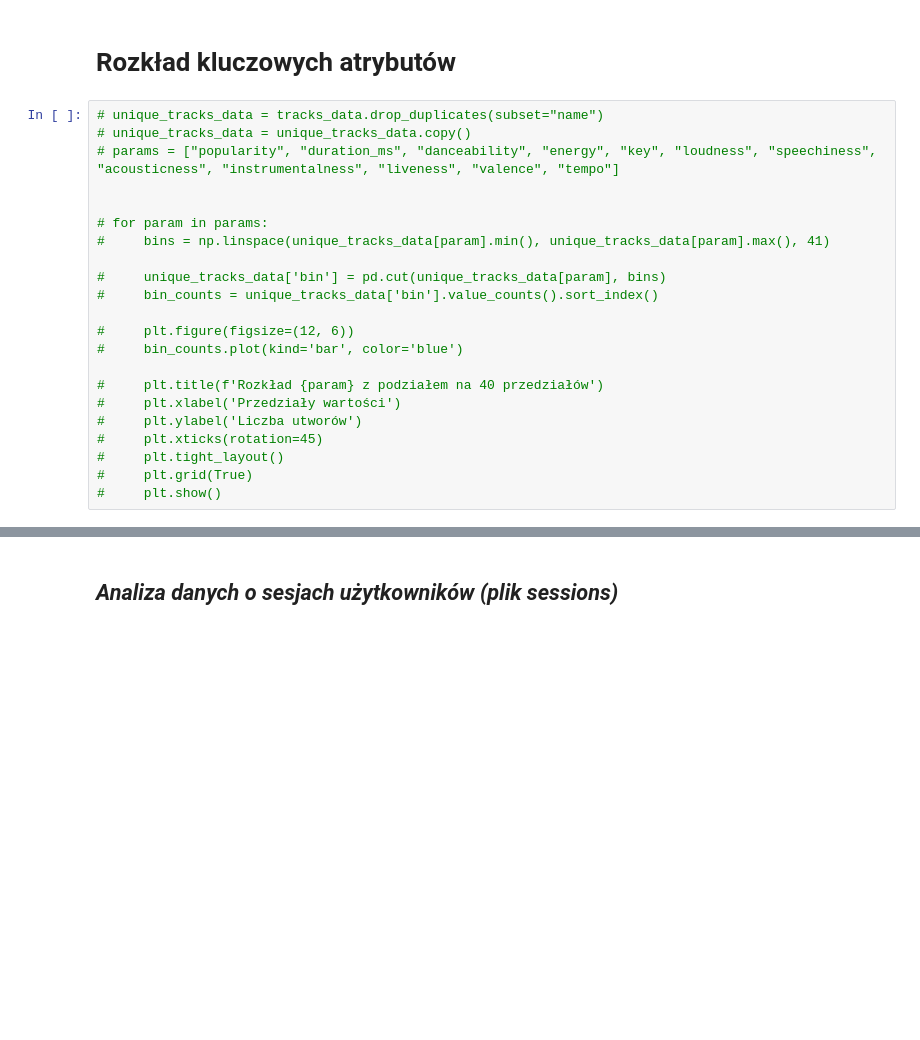
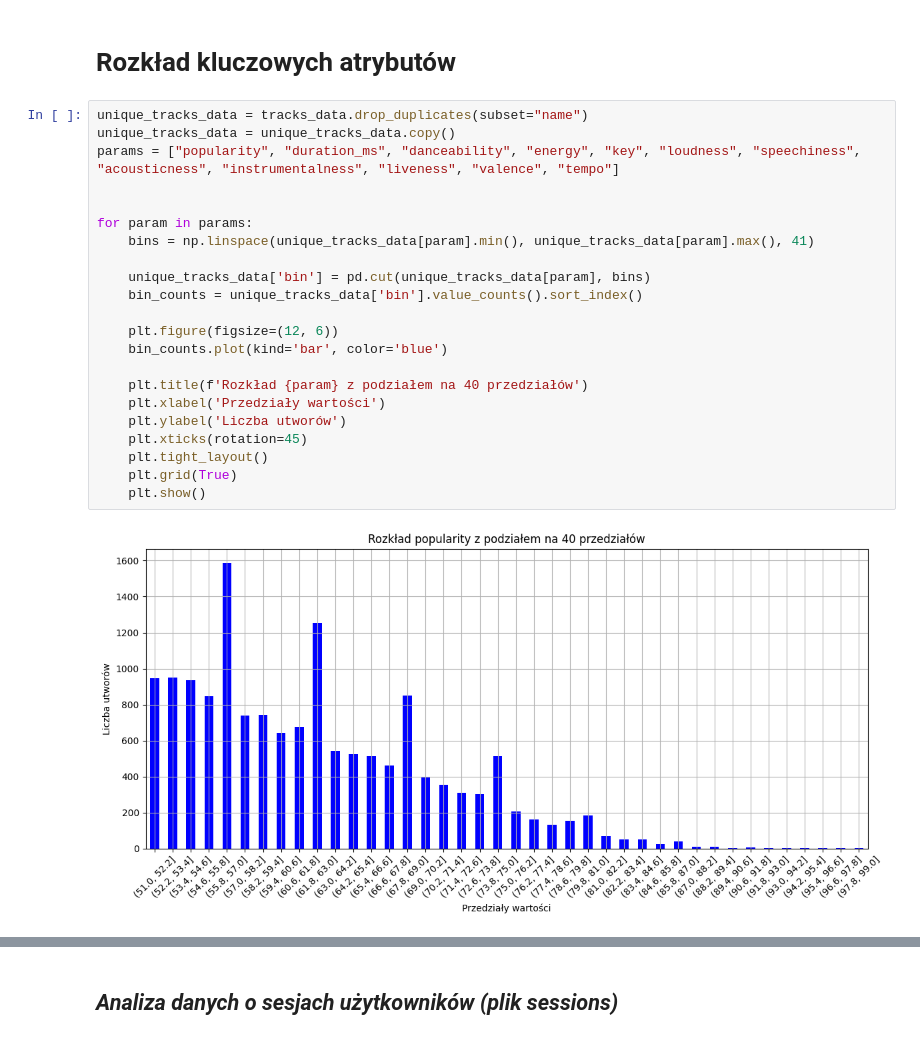
Before and after one commit to dominikaferfecka/TrendingSongForecast, a Jupyter notebook: IUM_etap2.ipynb, the cells around one changed output, grey strips where cells are left out. Drawn from its saved outputs; the diff is of its cells as text; blank space fills up the shorter version.

```diff
--- a/IUM_etap2.ipynb
+++ b/IUM_etap2.ipynb
@@ -370,24 +445,26 @@ Name: count, dtype: int64
 # %% [markdown]
 # Rozkład kluczowych atrybutów
 # %%
-# unique_tracks_data = tracks_data.drop_duplicates(subset="name")
-# unique_tracks_data = unique_tracks_data.copy()
-# params = ["popularity", "duration_ms", "danceability", "energy", "key", "loudness", "speechiness", "acousticness", "instrumentalness", "liveness", "valence", "tempo"]
+unique_tracks_data = tracks_data.drop_duplicates(subset="name")
+unique_tracks_data = unique_tracks_data.copy()
+params = ["popularity", "duration_ms", "danceability", "energy", "key", "loudness", "speechiness", "acousticness", "instrumentalness", "liveness", "valence", "tempo"]
 
 
-# for param in params:
-#     bins = np.linspace(unique_tracks_data[param].min(), unique_tracks_data[param].max(), 41)
+for param in params:
+    bins = np.linspace(unique_tracks_data[param].min(), unique_tracks_data[param].max(), 41)
 
-#     unique_tracks_data['bin'] = pd.cut(unique_tracks_data[param], bins)
-#     bin_counts = unique_tracks_data['bin'].value_counts().sort_index()
+    unique_tracks_data['bin'] = pd.cut(unique_tracks_data[param], bins)
+    bin_counts = unique_tracks_data['bin'].value_counts().sort_index()
 
-#     plt.figure(figsize=(12, 6))
-#     bin_counts.plot(kind='bar', color='blue')
+    plt.figure(figsize=(12, 6))
+    bin_counts.plot(kind='bar', color='blue')
 
-#     plt.title(f'Rozkład {param} z podziałem na 40 przedziałów')
-#     plt.xlabel('Przedziały wartości')
-#     plt.ylabel('Liczba utworów')
-#     plt.xticks(rotation=45)
-#     plt.tight_layout()
-#     plt.grid(True)
-#     plt.show()
+    plt.title(f'Rozkład {param} z podziałem na 40 przedziałów')
+    plt.xlabel('Przedziały wartości')
+    plt.ylabel('Liczba utworów')
+    plt.xticks(rotation=45)
+    plt.tight_layout()
+    plt.grid(True)
+    plt.show()
+# %% [output]
+[figure, added]
```
Also changed, not shown: parts of 27 cells of this notebook.
